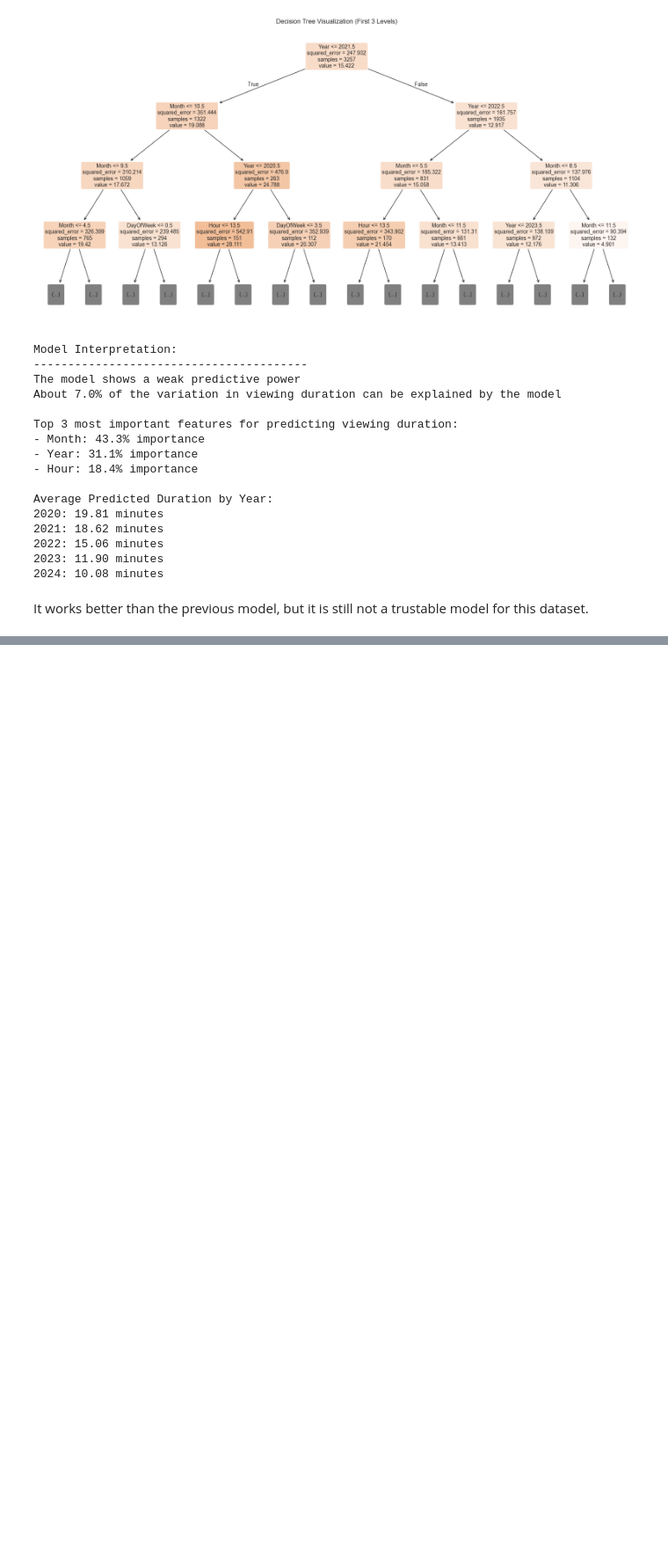
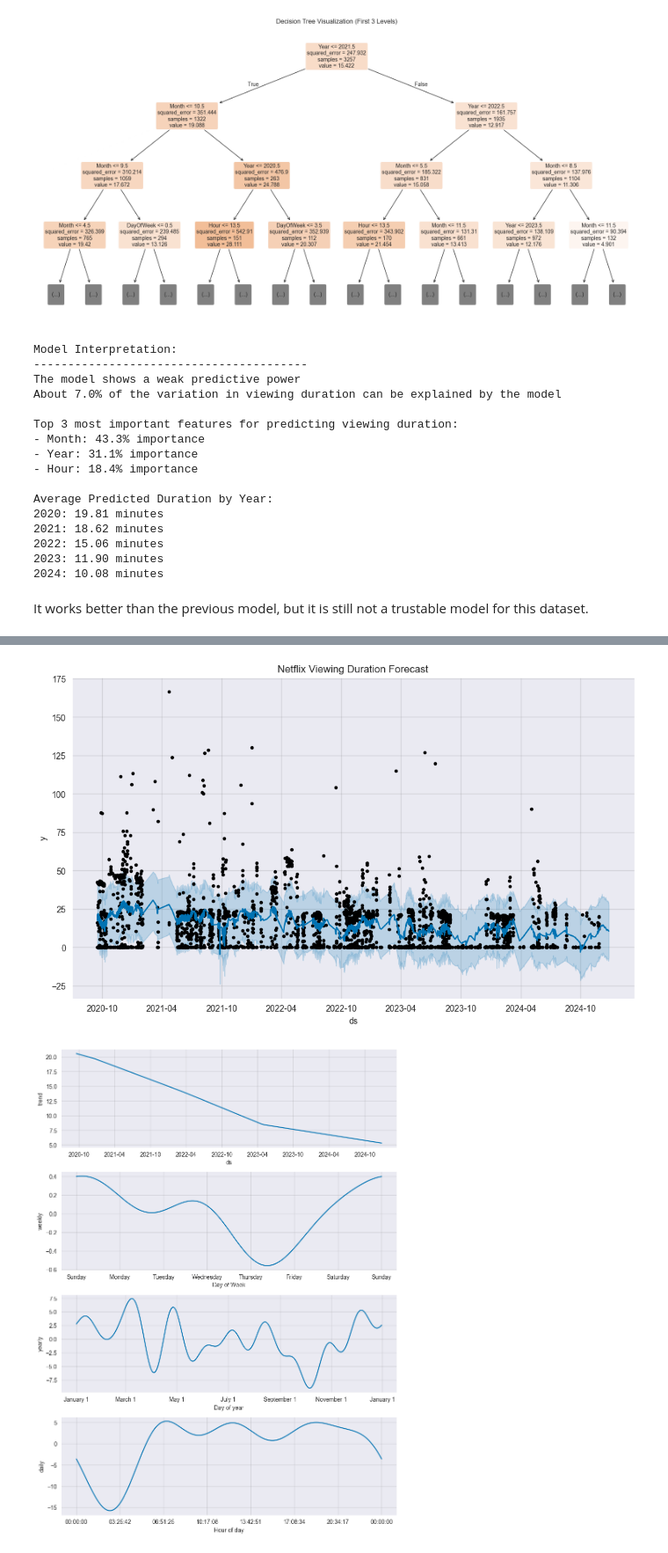
Before and after one commit to mfatihpaksoy/Dsa-210-Project, a Jupyter notebook: main.ipynb, the cells around one changed output, grey strips where cells are left out. Shown at 88% size. Saved outputs shown, nothing was run; the diff lists cells and outputs as text; code cells hidden in the pictures; blank space fills up the shorter version.

```diff
--- a/main.ipynb
+++ b/main.ipynb
@@ -630,3 +630,37 @@ Average Predicted Duration by Year:
 2024: 10.08 minutes
 # %% [markdown]
 It works better than the previous model, but it is still not a trustable model for this dataset.
+# %%
+# Import necessary libraries
+from prophet import Prophet
+import pandas as pd
+import matplotlib.pyplot as plt
+
+# Prepare data for Prophet
+prophet_data = mehmet_data[['Start Time', 'Duration_Minutes']].copy()
+prophet_data.columns = ['ds', 'y']
+
+# Initialize and fit the Prophet model
+model = Prophet()
+model.fit(prophet_data)
+
+# Create future dates
+future = model.make_future_dataframe(periods=30)
+
+# Make predictions
+forecast = model.predict(future)
+
+# Plot results
+model.plot(forecast)
+plt.title('Netflix Viewing Duration Forecast')
+plt.show()
+
+# Plot components
+model.plot_components(forecast)
+plt.show()
+
+# Print predictions summary
+print("\nForecast Summary:")
+print("-" * 40)
+print(forecast[['ds', 'yhat', 'yhat_lower', 'yhat_upper']].tail())
+# %% [output]
@@ -632,0 +669,2 @@ It works better than the previous model, but it is still not a trustable model f
+[figure, added]
+[figure, added]
```
Also changed, not shown: parts of 1 cell of this notebook.
